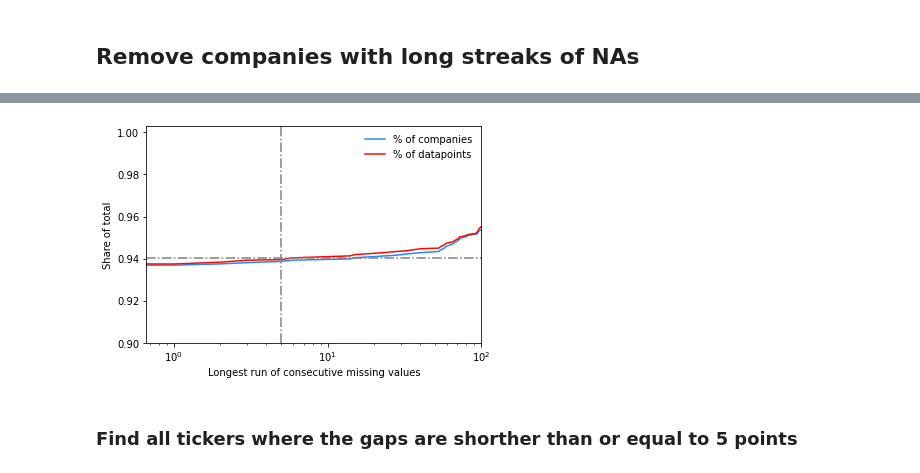
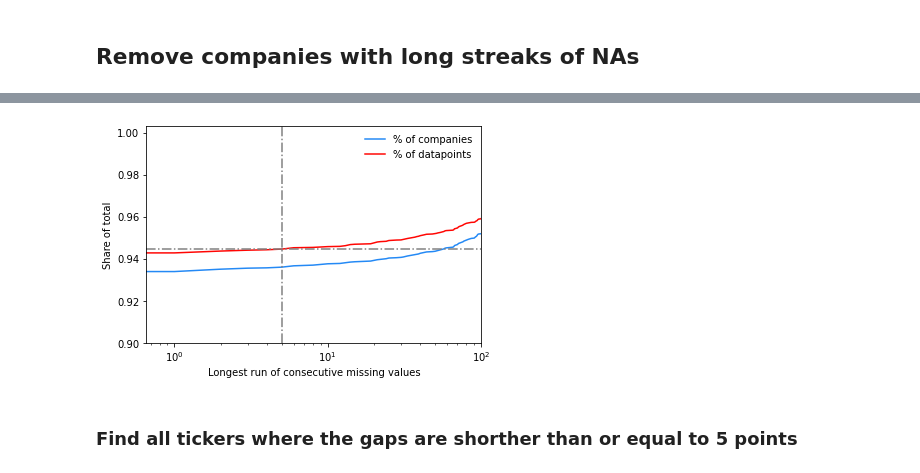
Before and after one commit to Krankile/npmf, a Jupyter notebook: notebooks/initial_dataprocessing_stock_market_cap.ipynb, the cells around one changed output, grey strips where cells are left out. Drawn from its saved outputs; the diff is of its cells as text; code cells hidden in the pictures.

Commit message:
Update initial dataprocessing of stock to handle both oil and banking service companies

```diff
--- a/notebooks/initial_dataprocessing_stock_market_cap.ipynb
+++ b/notebooks/initial_dataprocessing_stock_market_cap.ipynb
@@ -60,5 +60,6 @@ np.random.seed(420)
 # %% [markdown]
 # Let's get the data and and check it 😂✨KAWAIII ^^✨
 # %%
-data = get_df_artifact("oil-company-data:v1", project="master-test").set_index("Instrument")
+oil_data = get_dataset("oil-company-data:v1", project="master-test").set_index("Instrument")
+banking_data = get_dataset("banking-company-data:v0", project="master-test").set_index("Instrument")
 # %% [output]
@@ -74,5 +80,8 @@ Find logs at: ./wandb/run-20220502_132828-27ltrs2k/logs
+# %%
+data = pd.concat([oil_data, banking_data], axis=0)
 # %%
 data = data[~(data.Date == "")].astype({"Date": np.datetime64})
+data = data.drop_duplicates()
 data
 # %% [output]
 |  | Date | Company Market Cap | Price Close | Currency |
@@ -222,23 +206,23 @@ array([0.93656946, 0.93749301, 0.9383538 , 0.93927703, 0.93954053,
 # %%
 total_comp = stripped.index.unique().shape[0]
 total_points = sum(points.values())
 
 c = np.array(companies) / total_comp
 d = np.array(datapoints) / total_points
 
 plt.plot(ks, c, label="% of companies")
 plt.plot(ks, d, label="% of datapoints")
 
 plt.xscale("log")
 plt.ylim(bottom=0.9)
 plt.xlim(right=100)
 plt.xlabel("Longest run of consecutive missing values")
 plt.ylabel("Share of total")
-plt.axhline(y=0.94042077, color="gray", linestyle="-.")
+plt.axhline(y=0.94482077, color="gray", linestyle="-.")
 plt.axvline(x=5, color="gray", linestyle="-.")
 plt.legend(frameon=False);
 # %% [output]
-[figure, old version]
+[figure, new version]
 # %% [markdown]
 ### Find all tickers where the gaps are shorther than or equal to 5 points
 # %%
```
Also changed, not shown: parts of 19 cells of this notebook.
